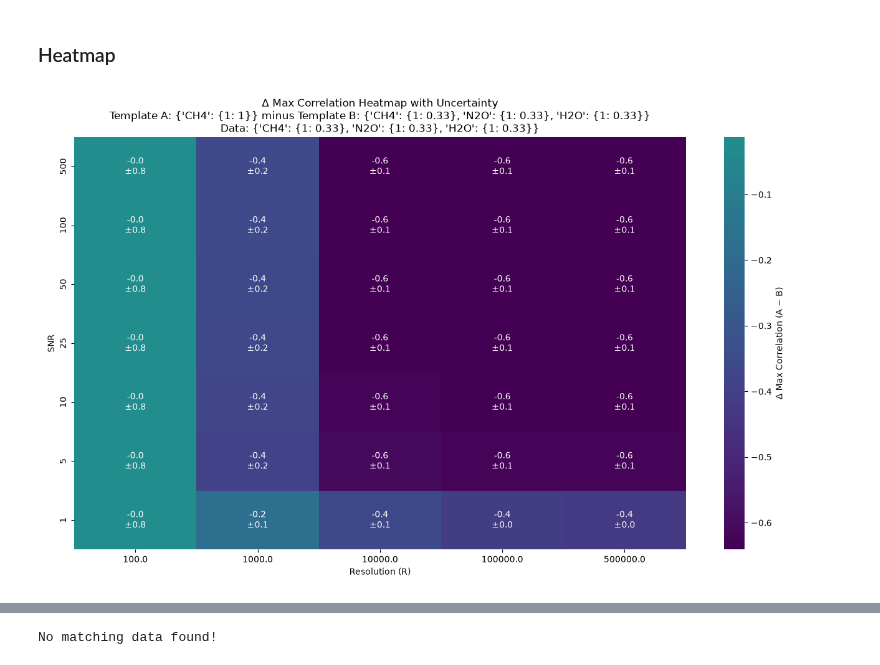
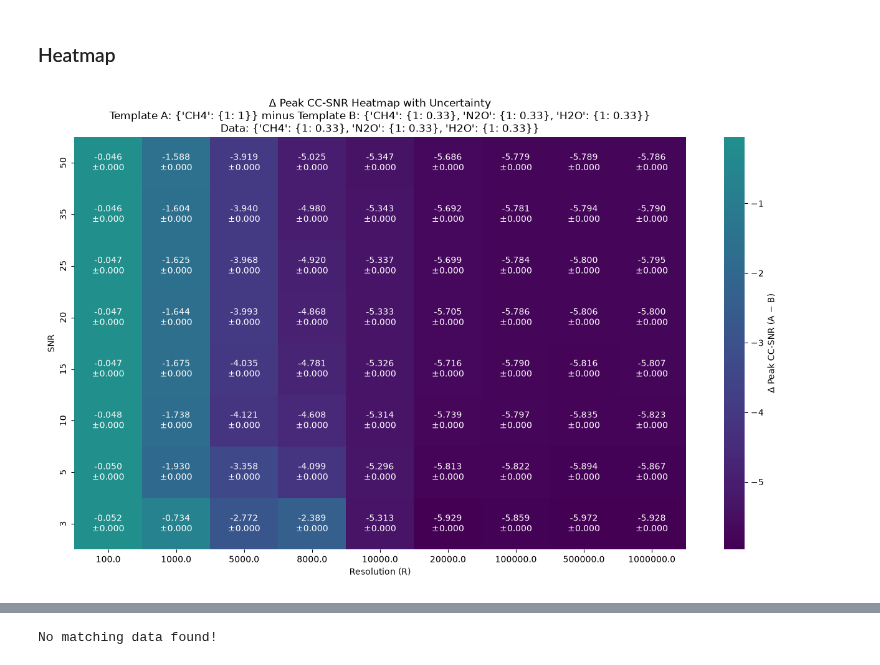
Before and after one commit to zanecollins/sgl_science_case, a Jupyter notebook: sgl_science_case/notebooks/summer_26_isotope_tests_cc.ipynb, the cells around one changed output, grey strips where cells are left out. Saved outputs shown, nothing was run; the diff lists cells and outputs as text; code cells hidden in the pictures.

```diff
--- a/sgl_science_case/notebooks/summer_26_isotope_tests_cc.ipynb
+++ b/sgl_science_case/notebooks/summer_26_isotope_tests_cc.ipynb
@@ -658,26 +660,25 @@ def plot_spectra_grid(df, cases):
 # %%
 parent_dwn = 0.0005
 molecules = ['CH4', 'H2O', 'N2O']
-isotopes_dict = {'CH4': [1], 'H2O': [1], 'N2O': [1]}
+molecule_params = {'CH4': [1], 'H2O': [1], 'N2O': [1]}
 # %%
 # 1. Compute the high-resolution parent spectrum once
 
 parent_dict = generate_res_isotope_dict(
     molecules=molecules,
-    isotopes_dict=isotopes_dict,
+    isotopes_dict=molecule_params,
     dwns=[parent_dwn],           # only one fine grid
-    scale_factor=5.0
 )
 # parent_dict now has one key (e.g. 555000) with the fine data
 
 # Save the data
 
-save_path = os.path.join(data_dir, f"parent_spectra_dwn({parent_dwn})_mol({molecules}_{wl_min}_to_{wl_max}).pkl")
+# save_path = os.path.join(data_dir, f"parent_spectra_dwn({parent_dwn})_mol({molecules}_{wl_min}_to_{wl_max}).pkl")
 
-with open(save_path, 'wb') as f:
-    pickle.dump(parent_dict, f)
+# with open(save_path, 'wb') as f:
+#     pickle.dump(parent_dict, f)
 
-print(f"✅ Saved parent_dict to: {save_path}")
+# print(f"✅ Saved parent_dict to: {save_path}")
 # %% [output]
 getting molecule id for CH4 iso1
 Molecule ID: 6 Isotope: 1
@@ -730,8 +730,8 @@ abundance_scenarios = [
 
 df_results = run_full_isotope_cross_correlation(
     parent_dict=parent_dict,
-    snr_values=[1, 5, 10, 25, 50, 100, 500],
-    resolution_values=[50,100, 1000, 10000, 100000, 5e5],
+    snr_values=[3, 5, 10, 15,20, 25, 35, 50],
+    resolution_values=[50,100, 1000, 5000, 8000, 10000, 20000, 100000, 5e5, 1e6],
     abundance_scenarios=abundance_scenarios,
     # molecule='CH4'
 )
@@ -784,7 +800,7 @@ def get_peak_values(df, template_abundances, data_abundances, metric='cc_snr'):
 
 
 # ======================
-metric_to_use = 'o'
+metric_to_use = 'cc_snr'
 
 df_A, value_name = get_peak_values(df_results, template_A, data_abundances, metric=metric_to_use)
 df_B, _ = get_peak_values(df_results, template_B, data_abundances, metric=metric_to_use)
@@ -814,32 +830,32 @@ annot = pivot.copy().astype(str)
 for i, snr in enumerate(pivot.index):
     for j, res in enumerate(pivot.columns):
         delta = pivot.iloc[i, j]
         delta_err = merged[(merged['snr'] == snr) & (merged['resolution'] == res)]['delta_error'].mean()
-        annot.iloc[i, j] = f"{delta:.1f}\n±{delta_err:.1f}"
+        annot.iloc[i, j] = f"{delta:.3f}\n±{delta_err:.3f}"
 
 # ======================
 # Plot
 # ======================
 plt.figure(figsize=(13, 8))
 
 sns.heatmap(
     pivot,
     cmap='viridis',
     center=0,
     annot=annot,
     fmt='',
     cbar_kws={'label': f'Δ {value_name} (A − B)'}
 )
 
 plt.xlabel('Resolution (R)')
 plt.ylabel('SNR')
 plt.title(
     f'Δ {value_name} Heatmap with Uncertainty\n'
     f'Template A: {template_A} minus Template B: {template_B}\n'
     f'Data: {data_abundances}'
 )
 
 plt.tight_layout()
 plt.show()
 # %% [output]
-[figure, old version]
+[figure, new version]
```
Also changed, not shown: parts of 8 cells of this notebook.
